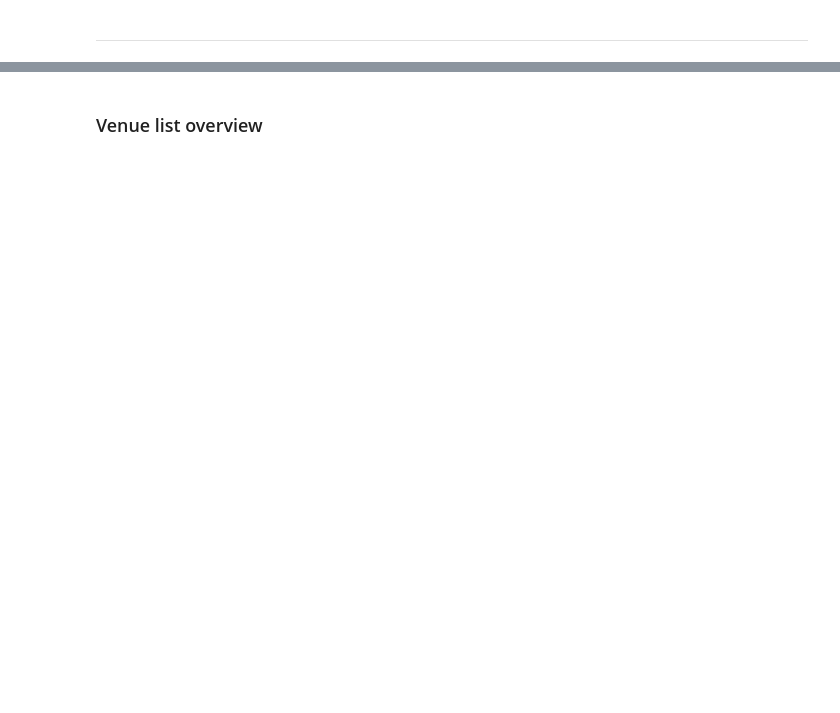
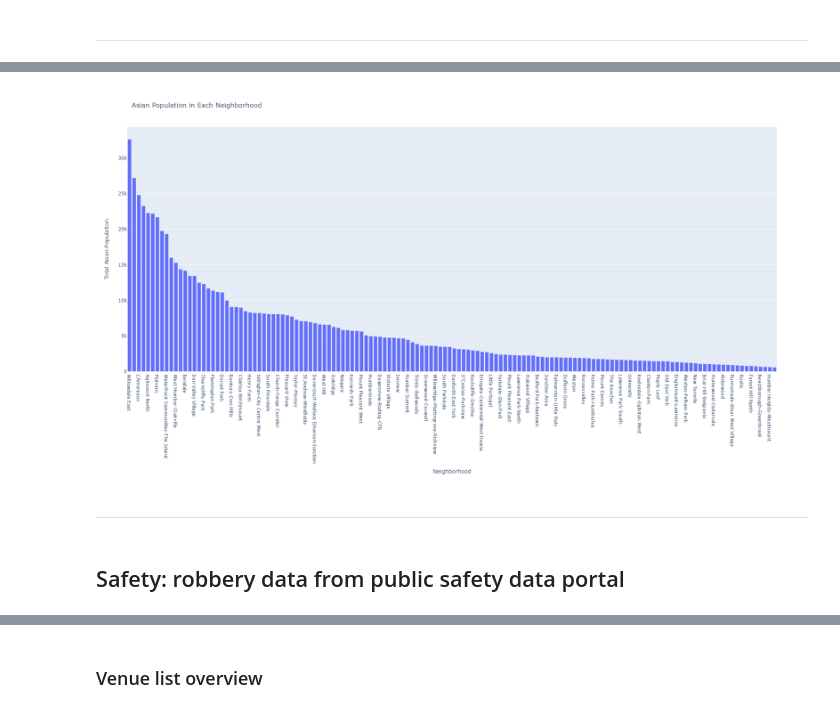
Before and after one commit to ZackTack/Coursera_Capstone, a Jupyter notebook: Toronto_Restaurant_Location.ipynb, the cells around one changed output, grey strips where cells are left out. Drawn from its saved outputs; the diff is of its cells as text; code cells hidden in the pictures; blank space fills up the shorter version.

```diff
--- a/Toronto_Restaurant_Location.ipynb
+++ b/Toronto_Restaurant_Location.ipynb
@@ -191,0 +154,12 @@ venues = getNearbyVenues(names=df_combine['Neighborhood'],latitudes=df_combine.L
+# %%
+visible_minority = df.iloc[1337:1349].copy()
+groups = ['South Asian','Chinese','Southeast Asian','West Asian','Japanese','Korean']
+visible_minority['Characteristic'] = visible_minority['Characteristic'].apply(lambda x: x.lstrip())
+asian_population = visible_minority[visible_minority.Characteristic.isin(groups)].iloc[:,5:].transpose().reset_index()
+asian_population.columns = ['Neighborhood'] + groups
+asian_population = asian_population.set_index('Neighborhood')
+asian_population[groups] = asian_population[groups].apply(lambda x: x.str.replace(',','').astype(int))
+asian_population['Total Asian Population'] = asian_population[groups].sum(axis=1)
+asian_population = asian_population.reset_index()
+asian_population.drop(0,inplace=True)
+asian_population.drop(groups,axis=1,inplace=True)
@@ -191,0 +184,8 @@ venues = getNearbyVenues(names=df_combine['Neighborhood'],latitudes=df_combine.L
+# %%
+px.bar(data_frame=asian_population,x='Neighborhood',y='Total Asian Population',height=1000,title='Asian Population in Each Neighborhood').update_xaxes(categoryorder='total descending')
+# %% [output]
+[figure, added]
+# %% [markdown]
+---
+# %% [markdown]
+## Safety: robbery data from public safety data portal
```
Also changed, not shown: parts of 106 cells of this notebook, 6 other files.
